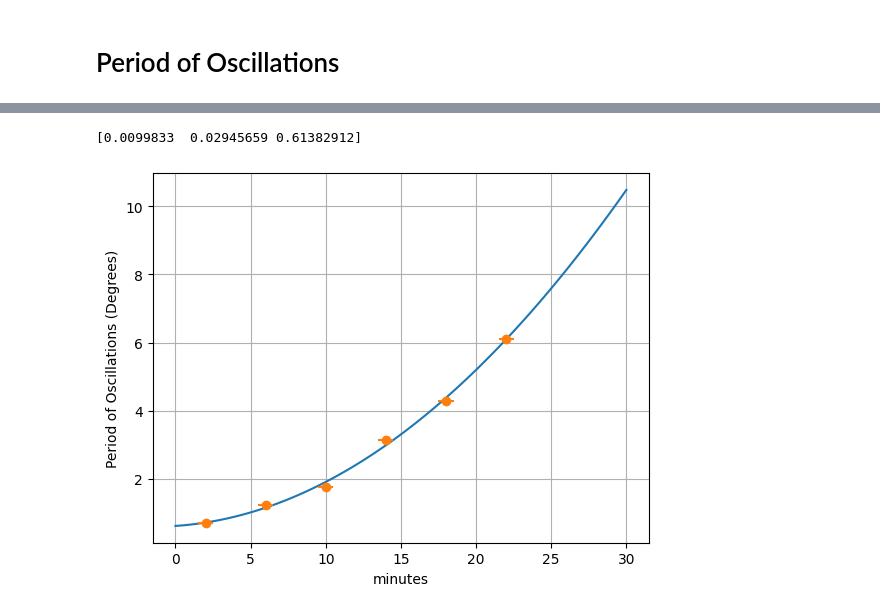
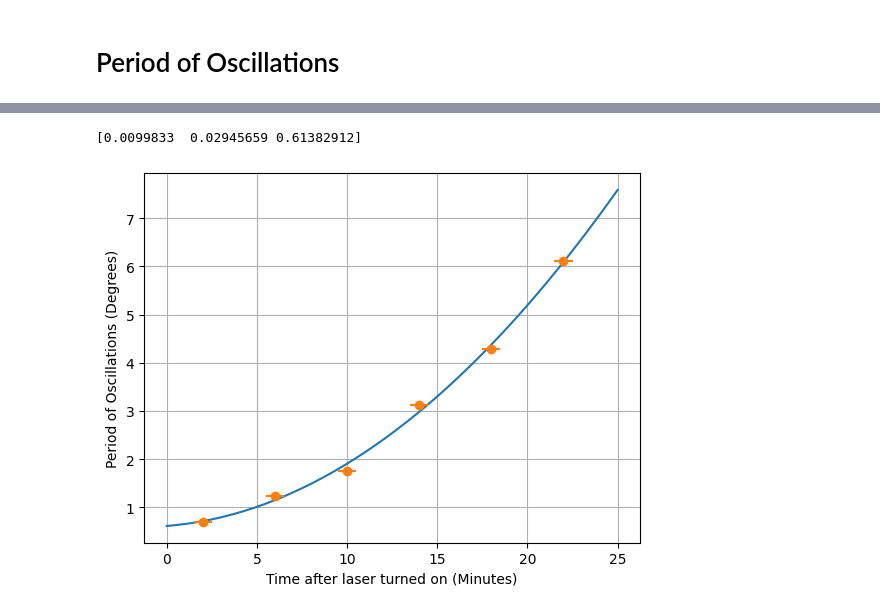
Before and after one commit to daraghhollman/UCD_PASS_Labs, a Jupyter notebook: Surface_Plasmons/Python/surfacePlasmonsAnalysis.ipynb, the cells around one changed output, grey strips where cells are left out. Drawn from its saved outputs; the diff is of its cells as text; code cells hidden in the pictures.

```diff
--- a/Surface_Plasmons/Python/surfacePlasmonsAnalysis.ipynb
+++ b/Surface_Plasmons/Python/surfacePlasmonsAnalysis.ipynb
@@ -230,7 +227,7 @@ p0 = FindPeriod(timeFiles[0], Sin, [0.1, 10, 0, 0.9], showPlot=False, title="t =
 p1 = FindPeriod(timeFiles[1], Sin, [0.1, 5, -1, 0.9], showPlot=False, title="t = 15:30")
 p2 = FindPeriod(timeFiles[2], Sin, [0.1, 4, -1, 0.9], showPlot=False, title="t = 15:34")
 p3 = FindPeriod(timeFiles[3], Sin, [0.1, 3, -1, 0.9], showPlot=False, title="t = 15:38")
-p4 = FindPeriod(timeFiles[4], Sin, [0.1, 2, -1, 0.9], showPlot=False, title="t = 15:42")
+p4 = FindPeriod(timeFiles[4], Sin, [0.1, 2, -1, 0.9], showPlot=True, title="t = 15:42")
 p5 = FindPeriod(timeFiles[5], Sin, [0.1, 1/8, -1, 0.9], showPlot=False, title="t = 15:46")
 periods = [p0[0], p1[0], p2[0], p3[0], p4[0], p5[0]]
 uncertainties = [p0[1], p1[1], p2[1], p3[1], p4[1], p5[1]]
@@ -242,27 +240,27 @@ print(uncertainties)
 # %%
 times = [2, 6, 10, 14, 18, 22]
 uTime = 0.5 # minutes
 
 def QuadFunc(p, x):
     A, B, C = p
     return A*x**2 + B*x + C
 
 quadModel = Model(QuadFunc)
 
 data = RealData(times, periods)
 
 odr = ODR(data, quadModel, beta0=[1, 1, 1])
 
 out = odr.run()
 print(out.beta)
-t = np.linspace(0, 30, 100)
+t = np.linspace(0, 25, 100)
 
 plt.plot(t, QuadFunc(out.beta, t))
 
 plt.errorbar(times, periods, xerr=uTime, yerr=uncertainties, fmt="o")
-plt.xlabel("minutes")
+plt.xlabel("Time after laser turned on (Minutes)")
 plt.ylabel("Period of Oscillations (Degrees)")
 plt.grid()
 # %% [output]
 [0.0099833  0.02945659 0.61382912]
-[figure, old version]
+[figure, new version]
```
Also changed, not shown: parts of 12 cells of this notebook, 11 other files.
